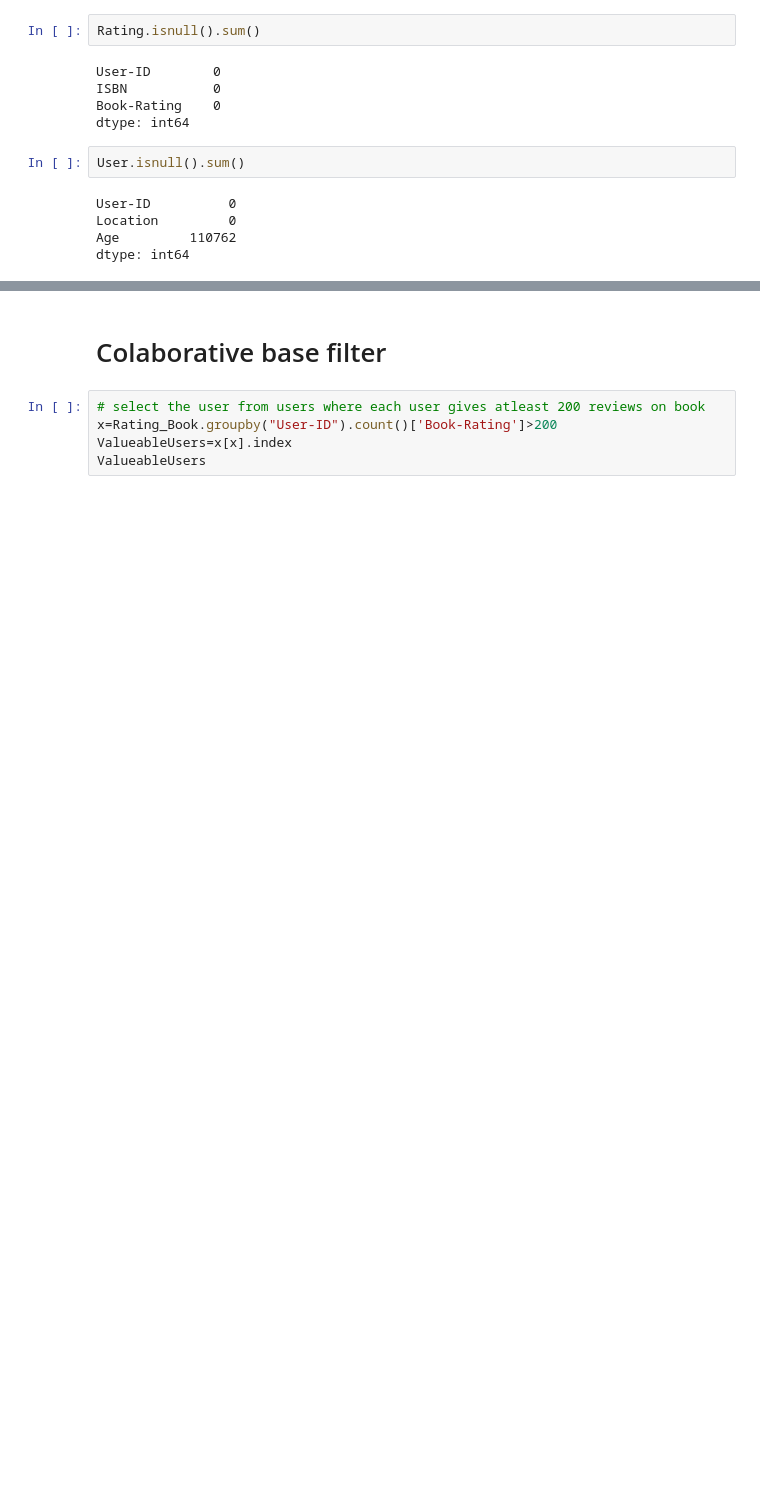
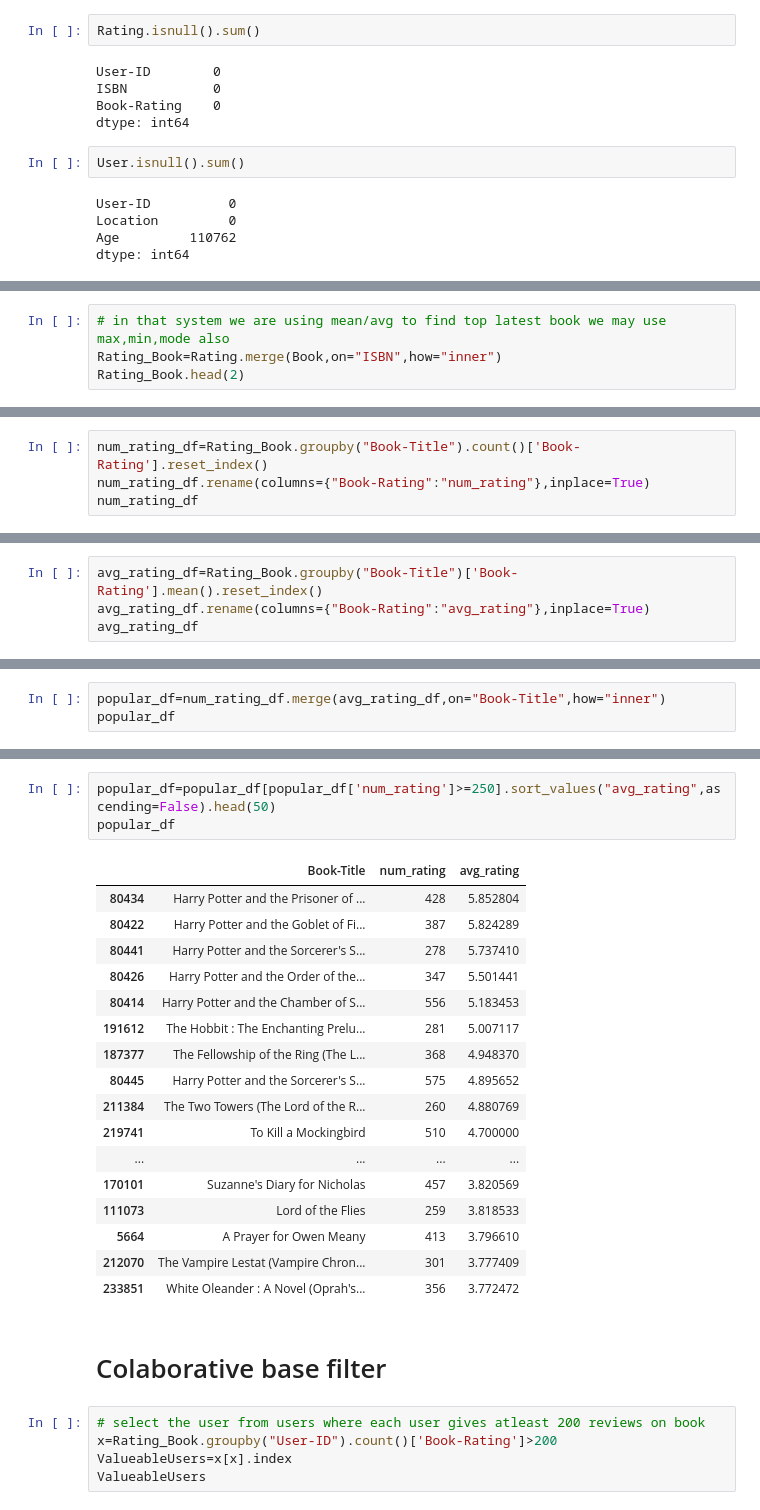
Before and after one commit to amitrizz/Book-Recommendation-system, a Jupyter notebook: BookR.ipynb, the cells around one changed output, grey strips where cells are left out. Saved outputs shown, nothing was run; the diff lists cells and outputs as text; blank space fills up the shorter version.

```diff
--- a/BookR.ipynb
+++ b/BookR.ipynb
@@ -69,0 +72,4 @@ dtype: int64
+# %%
+# in that system we are using mean/avg to find top latest book we may use max,min,mode also
+Rating_Book=Rating.merge(Book,on="ISBN",how="inner")
+Rating_Book.head(2)
@@ -69,0 +114,4 @@ dtype: int64
+# %%
+num_rating_df=Rating_Book.groupby("Book-Title").count()['Book-Rating'].reset_index()
+num_rating_df.rename(columns={"Book-Rating":"num_rating"},inplace=True)
+num_rating_df
@@ -69,0 +132,4 @@ dtype: int64
+# %%
+avg_rating_df=Rating_Book.groupby("Book-Title")['Book-Rating'].mean().reset_index()
+avg_rating_df.rename(columns={"Book-Rating":"avg_rating"},inplace=True)
+avg_rating_df
@@ -69,0 +150,3 @@ dtype: int64
+# %%
+popular_df=num_rating_df.merge(avg_rating_df,on="Book-Title",how="inner")
+popular_df
@@ -70,3 +167,24 @@ dtype: int64
+# %%
+popular_df=popular_df[popular_df['num_rating']>=250].sort_values("avg_rating",ascending=False).head(50)
+popular_df
+# %% [output]
+|  | Book-Title | num_rating | avg_rating |
+| 80434 | Harry Potter and the Prisoner of ... | 428 | 5.852804 |
+| 80422 | Harry Potter and the Goblet of Fi... | 387 | 5.824289 |
+| 80441 | Harry Potter and the Sorcerer's S... | 278 | 5.737410 |
+| 80426 | Harry Potter and the Order of the... | 347 | 5.501441 |
+| 80414 | Harry Potter and the Chamber of S... | 556 | 5.183453 |
+| 191612 | The Hobbit : The Enchanting Prelu... | 281 | 5.007117 |
+| 187377 | The Fellowship of the Ring (The L... | 368 | 4.948370 |
+| 80445 | Harry Potter and the Sorcerer's S... | 575 | 4.895652 |
+| 211384 | The Two Towers (The Lord of the R... | 260 | 4.880769 |
+| 219741 | To Kill a Mockingbird | 510 | 4.700000 |
+| ... | ... | ... | ... |
+| 170101 | Suzanne's Diary for Nicholas | 457 | 3.820569 |
+| 111073 | Lord of the Flies | 259 | 3.818533 |
+| 5664 | A Prayer for Owen Meany | 413 | 3.796610 |
+| 212070 | The Vampire Lestat (Vampire Chron... | 301 | 3.777409 |
+| 233851 | White Oleander : A Novel (Oprah's... | 356 | 3.772472 |
 # %% [markdown]
 # Colaborative base filter
 # %%
```
Also changed, not shown: parts of 10 cells of this notebook.
